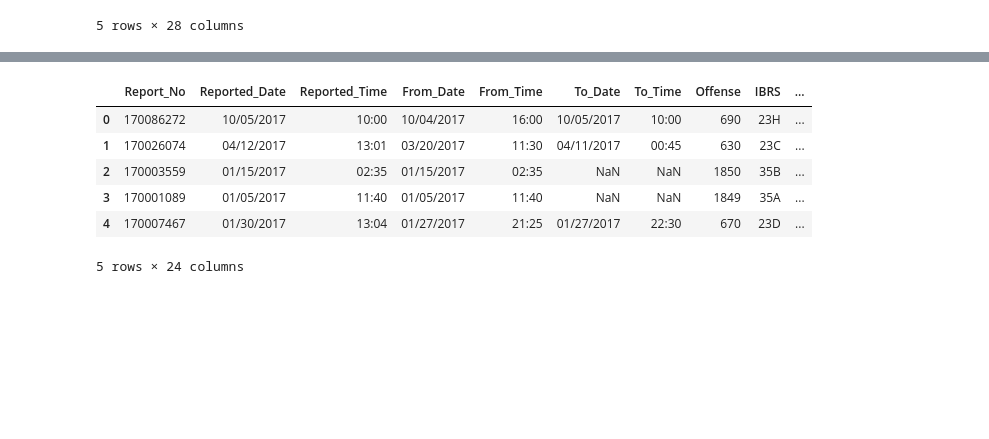
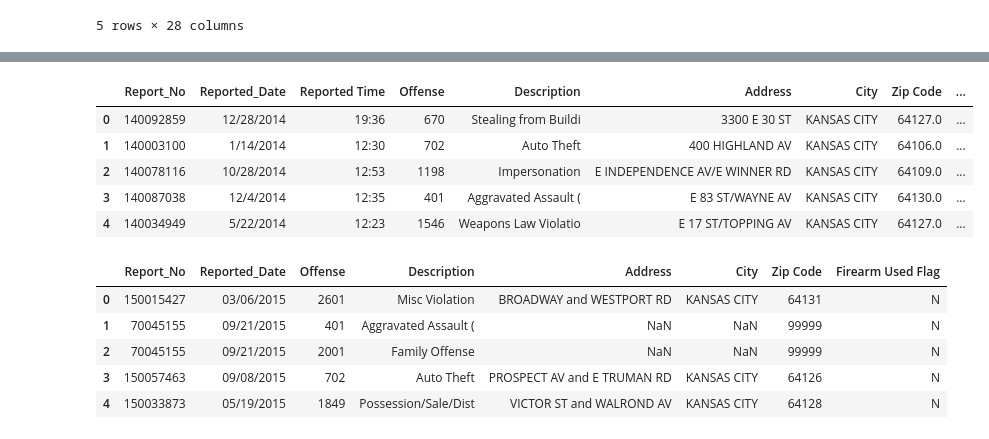
Before and after one commit to sashabridges/DowntownData, a Jupyter notebook: DowntownData Notebook.ipynb, the cells around one changed output, grey strips where cells are left out. Saved outputs shown, nothing was run; the diff lists cells and outputs as text; code cells hidden in the pictures; blank space fills up the shorter version.

```diff
--- a/DowntownData Notebook.ipynb
+++ b/DowntownData Notebook.ipynb
@@ -165,11 +83,22 @@ crime_data_2016.head()
-# %%
-crime_data_2017 = pd.read_csv('KCPD_Crime_Data_2017.csv')
-crime_data_2017.head()
-# %% [output]
-|  | Report_No | Reported_Date | Reported_Time | From_Date | From_Time | To_Date | To_Time | Offense | IBRS | ... |
-| 0 | 170086272 | 10/05/2017 | 10:00 | 10/04/2017 | 16:00 | 10/05/2017 | 10:00 | 690 | 23H | ... |
-| 1 | 170026074 | 04/12/2017 | 13:01 | 03/20/2017 | 11:30 | 04/11/2017 | 00:45 | 630 | 23C | ... |
-| 2 | 170003559 | 01/15/2017 | 02:35 | 01/15/2017 | 02:35 | NaN | NaN | 1850 | 35B | ... |
-| 3 | 170001089 | 01/05/2017 | 11:40 | 01/05/2017 | 11:40 | NaN | NaN | 1849 | 35A | ... |
-| 4 | 170007467 | 01/30/2017 | 13:04 | 01/27/2017 | 21:25 | 01/27/2017 | 22:30 | 670 | 23D | ... |
-5 rows × 24 columns
+# %%
+crime_data_2014 = pd.read_csv('KCPD_Crime_Data_2014.csv')
+crime_2014 = crime_data_2014.drop(["Neighborhood Census", "Council Districts", "County Boundary", "Race", "Sex", "Age", "To_Date", "To Time", "From_Date", "From Time", "Zip Codes", "IBRS", "Rep_Dist", "Area", "Beat", "Invl_No", "Involvement", "Location 1", "DVFlag"], axis=1)
+crime_2014.head()
+# %% [output]
+|  | Report_No | Reported_Date | Reported Time | Offense | Description | Address | City | Zip Code | ... |
+| 0 | 140092859 | 12/28/2014 | 19:36 | 670 | Stealing from Buildi | 3300 E 30 ST | KANSAS CITY | 64127.0 | ... |
+| 1 | 140003100 | 1/14/2014 | 12:30 | 702 | Auto Theft | 400 HIGHLAND AV | KANSAS CITY | 64106.0 | ... |
+| 2 | 140078116 | 10/28/2014 | 12:53 | 1198 | Impersonation | E INDEPENDENCE AV/E WINNER RD | KANSAS CITY | 64109.0 | ... |
+| 3 | 140087038 | 12/4/2014 | 12:35 | 401 | Aggravated Assault ( | E 83 ST/WAYNE AV | KANSAS CITY | 64130.0 | ... |
+| 4 | 140034949 | 5/22/2014 | 12:23 | 1546 | Weapons Law Violatio | E 17 ST/TOPPING AV | KANSAS CITY | 64127.0 | ... |
+# %%
+crime_data_2015 = pd.read_csv('KCPD_Crime_Data_2015.csv')
+crime_2015 = crime_data_2015.drop(["From_Date", "From Time", "To_Date", "To Time", "Rep_Dist", "Area", "Beat", "Race", "IBRS", "Sex", "Age", "Latitude", "Longitude", "Neighborhood Census", "Council Districts", "Reported Time", "County Boundary", "Zip Codes", "Invl_No", "Involvement", "Location 1", "DVFlag"], axis=1)
+crime_2015.head()
+# %% [output]
+|  | Report_No | Reported_Date | Offense | Description | Address | City | Zip Code | Firearm Used Flag |
+| 0 | 150015427 | 03/06/2015 | 2601 | Misc Violation | BROADWAY and WESTPORT RD | KANSAS CITY | 64131 | N |
+| 1 | 70045155 | 09/21/2015 | 401 | Aggravated Assault ( | NaN | NaN | 99999 | N |
+| 2 | 70045155 | 09/21/2015 | 2001 | Family Offense | NaN | NaN | 99999 | N |
+| 3 | 150057463 | 09/08/2015 | 702 | Auto Theft | PROSPECT AV and E TRUMAN RD | KANSAS CITY | 64126 | N |
+| 4 | 150033873 | 05/19/2015 | 1849 | Possession/Sale/Dist | VICTOR ST and WALROND AV | KANSAS CITY | 64128 | N |
```
Also changed, not shown: parts of 19 cells of this notebook, 4 other files.
